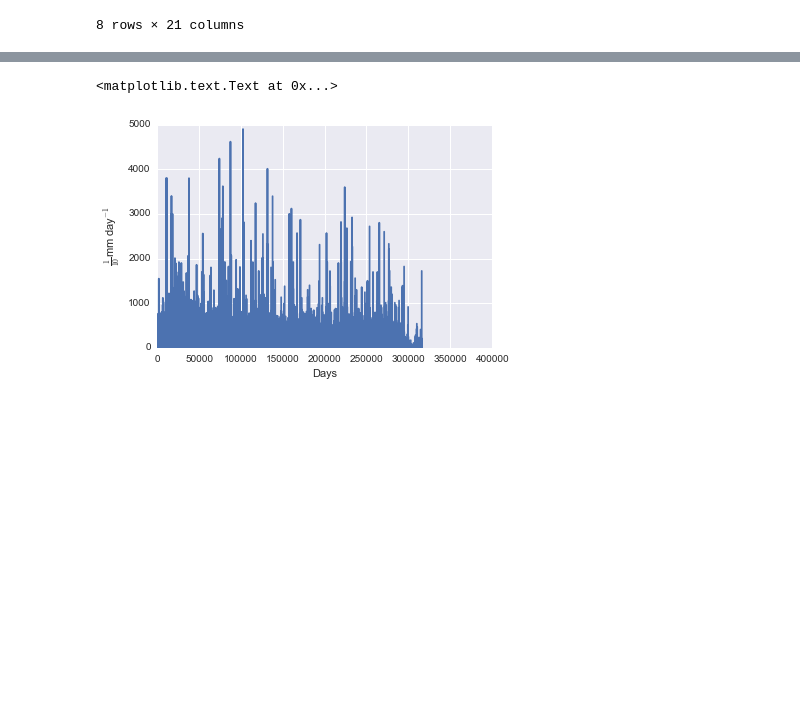
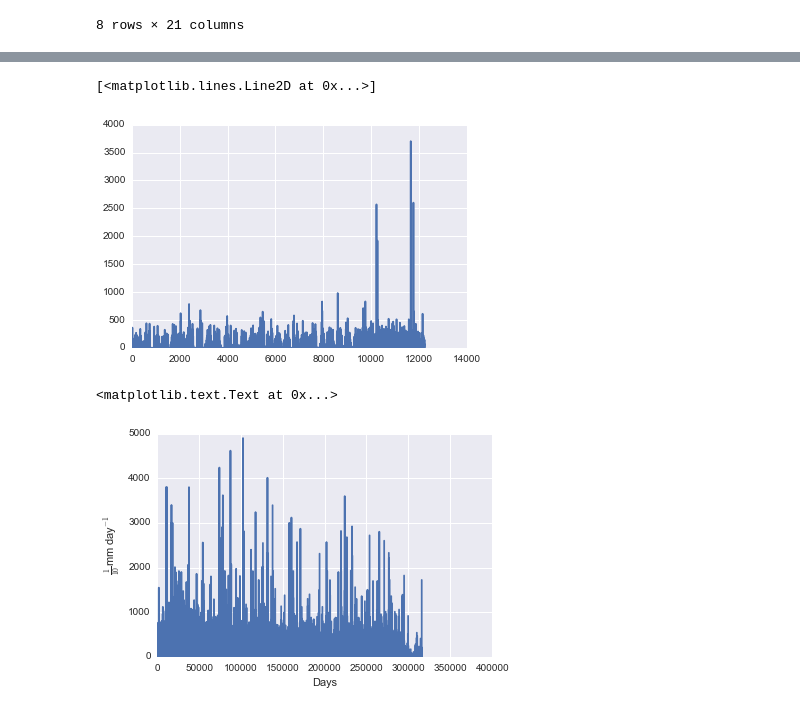
Before and after one commit to elinahkk/Masters, a Jupyter notebook: Elina.ipynb, the cells around one changed output, grey strips where cells are left out. Saved outputs shown, nothing was run; the diff lists cells and outputs as text; code cells hidden in the pictures; blank space fills up the shorter version.

```diff
--- a/Elina.ipynb
+++ b/Elina.ipynb
@@ -82,3 +85,9 @@ df.describe()
+# %%
+mask = df['ADDIS ABABA BOLE ET'] != -9999
+plt.plot(df['ADDIS ABABA BOLE ET'][mask])
+# %% [output]
+[<matplotlib.lines.Line2D at 0x...>]
+[figure, added]
 # %%
 mask = df.values != -9999
 #plt.plot(df.index, df.values)
```
Also changed, not shown: parts of 6 cells of this notebook.
